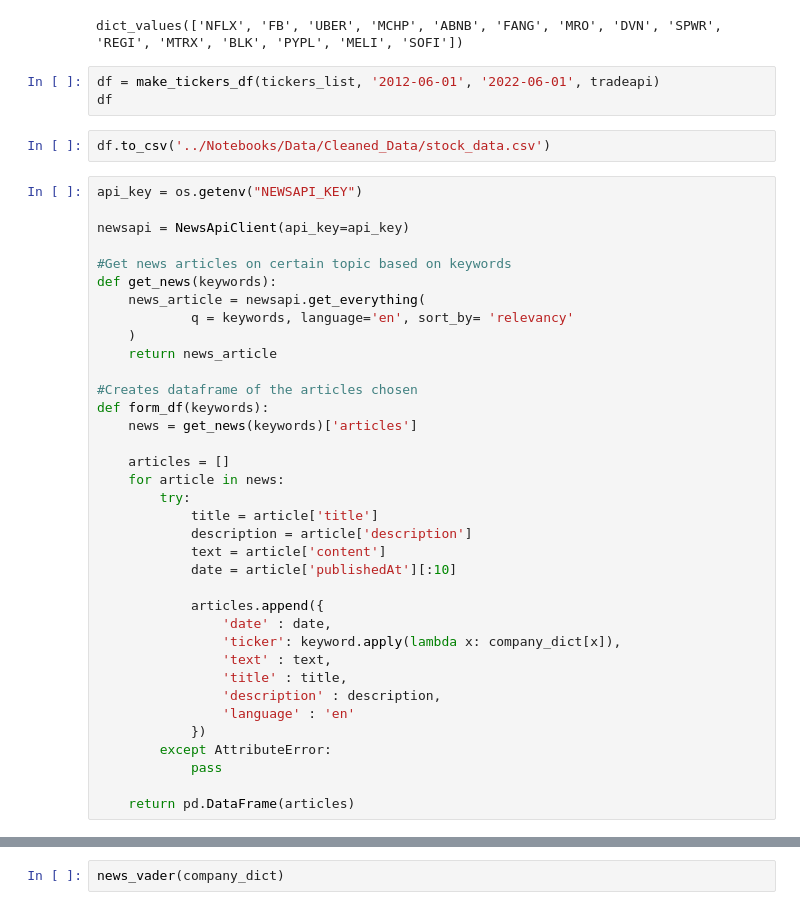
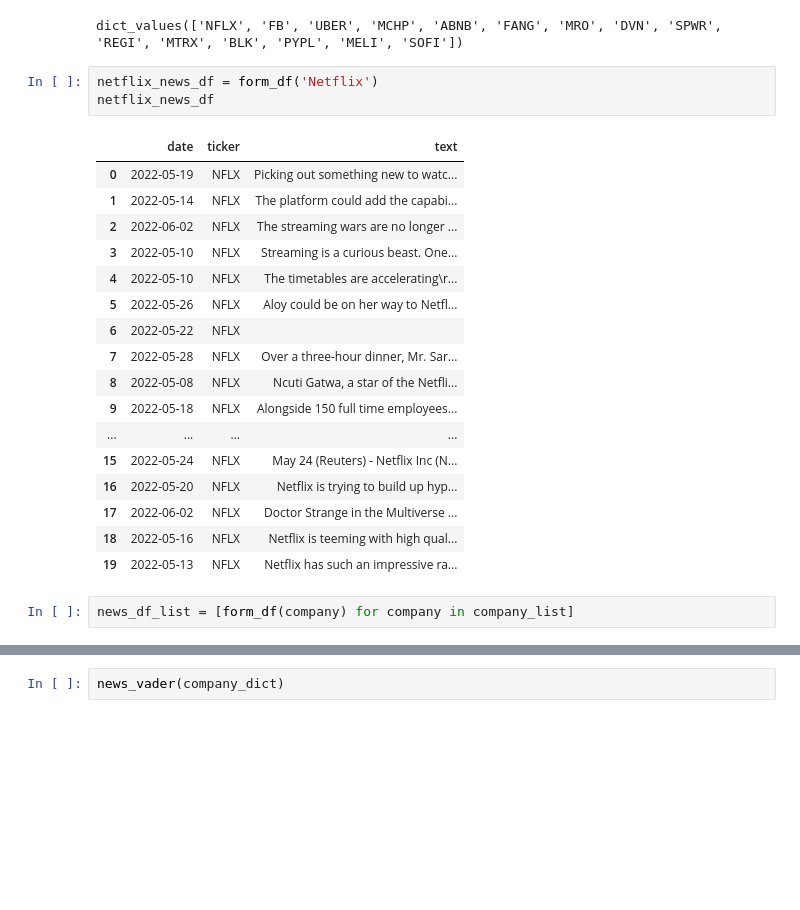
Before and after one commit to JoeHGeoghegan/P2G2-ProjectGit, a Jupyter notebook: Notebooks/Andrew.ipynb, the cells around one changed output, grey strips where cells are left out. Cells and saved outputs as stored; diff of their text form; blank space fills up the shorter version.

```diff
--- a/Notebooks/Andrew.ipynb
+++ b/Notebooks/Andrew.ipynb
@@ -142,44 +117,26 @@ tickers_list
 # %% [output]
 [<class 'str'>, <class 'str'>, <class 'str'>, <class 'str'>, <class 'str'>, <class 'str'>, <class 'str'>, <class 'str'>, <class 'str'>, <class 'str'>, <class 'str'>, <class 'str'>, <class 'str'>, <cla ...
 dict_values(['NFLX', 'FB', 'UBER', 'MCHP', 'ABNB', 'FANG', 'MRO', 'DVN', 'SPWR', 'REGI', 'MTRX', 'BLK', 'PYPL', 'MELI', 'SOFI'])
-# %%
-df = make_tickers_df(tickers_list, '2012-06-01', '2022-06-01', tradeapi)
-df
-# %%
-df.to_csv('../Notebooks/Data/Cleaned_Data/stock_data.csv')
-# %%
-api_key = os.getenv("NEWSAPI_KEY")
-
-newsapi = NewsApiClient(api_key=api_key)
-
-#Get news articles on certain topic based on keywords
-def get_news(keywords):
-    news_article = newsapi.get_everything(
-            q = keywords, language='en', sort_by= 'relevancy'
-    )
-    return news_article
-
-#Creates dataframe of the articles chosen
-def form_df(keywords):
-    news = get_news(keywords)['articles']
-
-    articles = []
-    for article in news:
-        try:
-            title = article['title']
-            description = article['description']
-            text = article['content']
-            date = article['publishedAt'][:10]
-
-            articles.append({
-                'date' : date,
-                'ticker': keyword.apply(lambda x: company_dict[x]),
-                'text' : text,
-                'title' : title,
-                'description' : description,
-                'language' : 'en'
-            })
-        except AttributeError:
-            pass
-
-    return pd.DataFrame(articles)
+# %%
+netflix_news_df = form_df('Netflix')
+netflix_news_df
+# %% [output]
+|  | date | ticker | text |
+| 0 | 2022-05-19 | NFLX | Picking out something new to watc... |
+| 1 | 2022-05-14 | NFLX | The platform could add the capabi... |
+| 2 | 2022-06-02 | NFLX | The streaming wars are no longer ... |
+| 3 | 2022-05-10 | NFLX | Streaming is a curious beast. One... |
+| 4 | 2022-05-10 | NFLX | The timetables are accelerating\r... |
+| 5 | 2022-05-26 | NFLX | Aloy could be on her way to Netfl... |
+| 6 | 2022-05-22 | NFLX |  |
+| 7 | 2022-05-28 | NFLX | Over a three-hour dinner, Mr. Sar... |
+| 8 | 2022-05-08 | NFLX | Ncuti Gatwa, a star of the Netfli... |
+| 9 | 2022-05-18 | NFLX | Alongside 150 full time employees... |
+| ... | ... | ... | ... |
+| 15 | 2022-05-24 | NFLX | May 24 (Reuters) - Netflix Inc (N... |
+| 16 | 2022-05-20 | NFLX | Netflix is trying to build up hyp... |
+| 17 | 2022-06-02 | NFLX | Doctor Strange in the Multiverse ... |
+| 18 | 2022-05-16 | NFLX | Netflix is teeming with high qual... |
+| 19 | 2022-05-13 | NFLX | Netflix has such an impressive ra... |
+# %%
+news_df_list = [form_df(company) for company in company_list]
```
Also changed, not shown: parts of 9 cells of this notebook, 1 other file.
